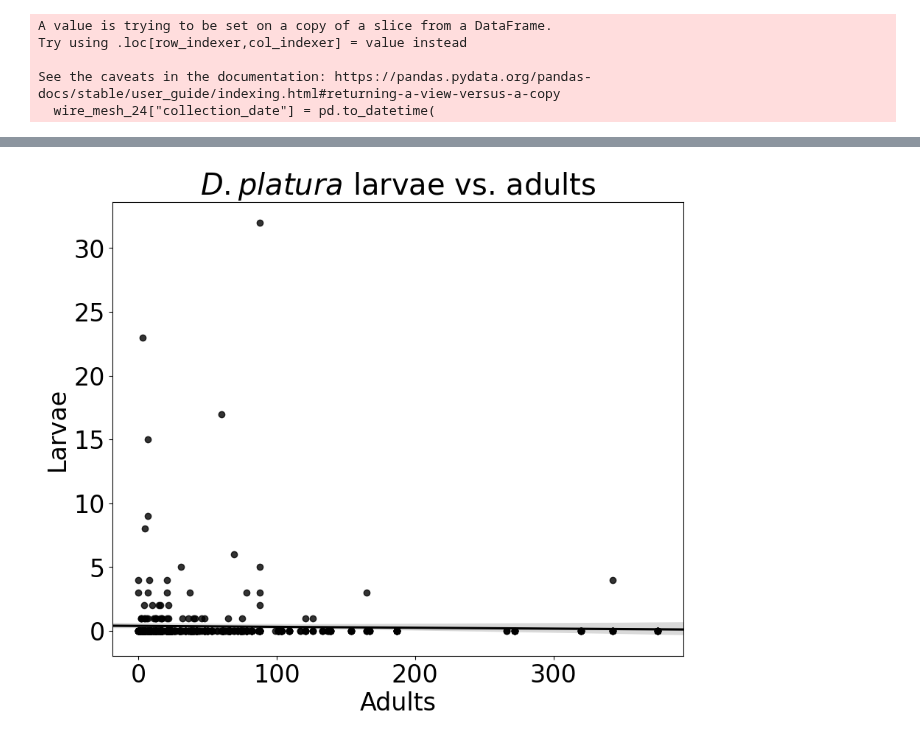
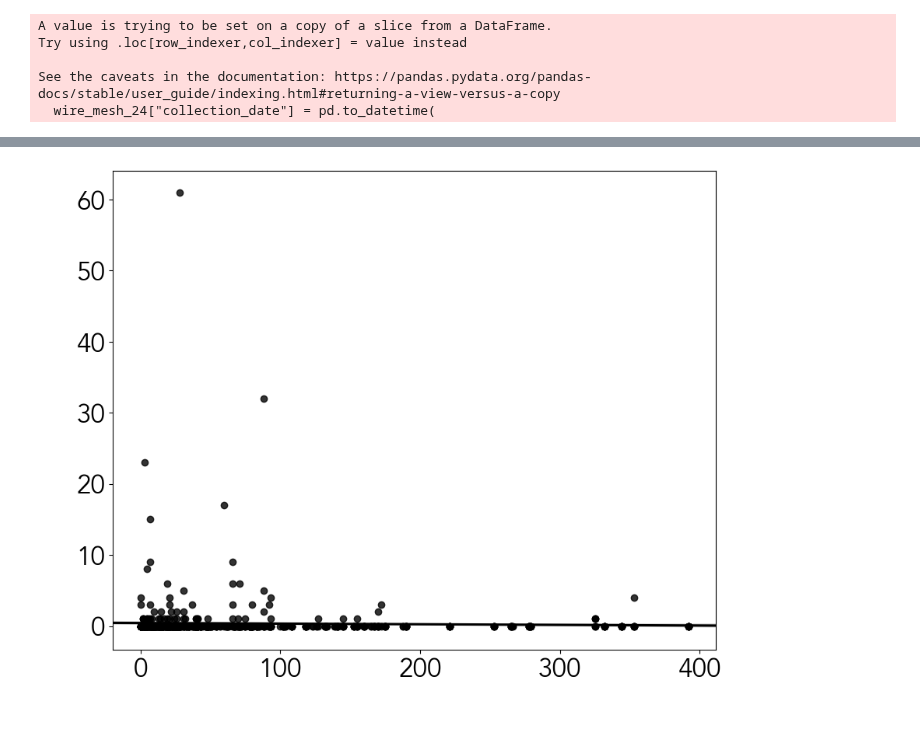
Before and after one commit to chloecho31/cornell, a Jupyter notebook: SCM/2024/2024_wire_mesh.ipynb, the cells around one changed output, grey strips where cells are left out. Drawn from its saved outputs; the diff is of its cells as text; code cells hidden in the pictures.

```diff
--- a/SCM/2024/2024_wire_mesh.ipynb
+++ b/SCM/2024/2024_wire_mesh.ipynb
@@ -211,9 +202,10 @@ combined_23
 adults_24 = pd.read_csv("Data/2024_scm_counts.csv")
 adults_24 = clean_columns(adults_24)
 adults_24["date_collected"] = pd.to_datetime(adults_24["date_collected"])
-adults_24["week"] = adults_24["date_collected"].dt.strftime("%U")
-adults_24 = adults_24.drop(['initials', 'unnamed_12'], axis=1)
+adults_24["week"] = adults_24["date_collected"].dt.strftime("%U").astype(int)
+adults_24 = adults_24.drop(['initials'], axis=1)
 adults_24 = adults_24.dropna()
 adults_24['total_adult_scm'] = adults_24['n_scm_m_1'] + adults_24['n_scm_m_2'] + adults_24['n_scm_f_1'] + adults_24['n_scm_f_2']
+adults_24['total_flies'] = adults_24['total_adult_scm'] + adults_24['n_d_florilega_1'] + adults_24['n_d_florilega_2']
 adults_24
 # %% [output]
@@ -267,4 +293,4 @@ combined_23
 # %%
-combined_24 = combined_24[['field_id', 'collection_date', 'total_scm', 'total_adult_scm', 'number_seeds', 'scm_seeds', 'seed_type']]
+combined_24 = combined_24[['field_id', 'collection_date', 'total_scm', 'total_adult_scm', 'number_seeds', 'scm_seeds', 'seed_type', 'week_x', 'week_before', 'two_weeks_before', 'total_flies']]
 combined_24
 # %% [output]
@@ -284,4 +310,4 @@ combined_24
 # %%
-combined_23 = combined_23[['field_id', 'total_scm', 'collection_date', 'total_adult_scm', 'number_seeds', 'scm_seeds', 'seed_type']]
+combined_23 = combined_23[['field_id', 'total_scm', 'collection_date', 'total_adult_scm', 'number_seeds', 'scm_seeds', 'seed_type', 'week_x', 'week_before', 'two_weeks_before', 'total_flies']]
 combined_23
 # %% [output]
@@ -303,4 +363,8 @@ all_combined = pd.concat([combined_23, combined_24], ignore_index=True,axis=0)
 all_combined.to_csv('all_combined.csv')
 # %%
 all_combined['seed_type'] = all_combined['seed_type'].str.capitalize()
-all_combined['seed_type'] = all_combined['seed_type'].replace('bean', 'lima')
+all_combined['seed_type'] = all_combined['seed_type'].replace('Bean', 'Lima bean')
+all_combined['seed_type'] = all_combined['seed_type'].replace('Lima', 'Lima bean')
+all_combined['seed_type'] = all_combined['seed_type'].replace('Soy', 'Soybean')
+
+all_combined
@@ -307,21 +419,23 @@ all_combined['seed_type'] = all_combined['seed_type'].replace('bean', 'lima')
 # %%
 plt.rcParams['font.sans-serif'] = ['Avenir']
-plt.style.use('default')
+#plt.style.use('default')
 plt.figure(figsize=(10,8))
 
 plt.rcParams.update({'font.size': 24})
 
 sns.regplot(
-    data=all_combined, x="total_adult_scm", y="total_scm",
+    data=all_combined, x="total_flies", y="total_scm",
     scatter=True, truncate=False, order=1, color="black",
 )
 
-plt.xlabel('Adults')
-plt.ylabel('Larvae')
-plt.title('$\it{D. platura}$ larvae vs. adults')
+#plt.xlabel('$\it{D. platura}$ adults')
+#plt.ylabel('$\it{D. platura}$ larvae and pupae')
+#plt.title('$\it{D. platura}$ larvae vs. adults')
+plt.xlabel(' ')
+plt.ylabel(' ')
 plt.savefig('combined_scm.png')
 plt.show()
 # %% [output]
-[figure, old version]
+[figure, new version]
 # %%
 all_combined = all_combined.dropna()
```
Also changed, not shown: parts of 44 cells of this notebook, 59 other files.
